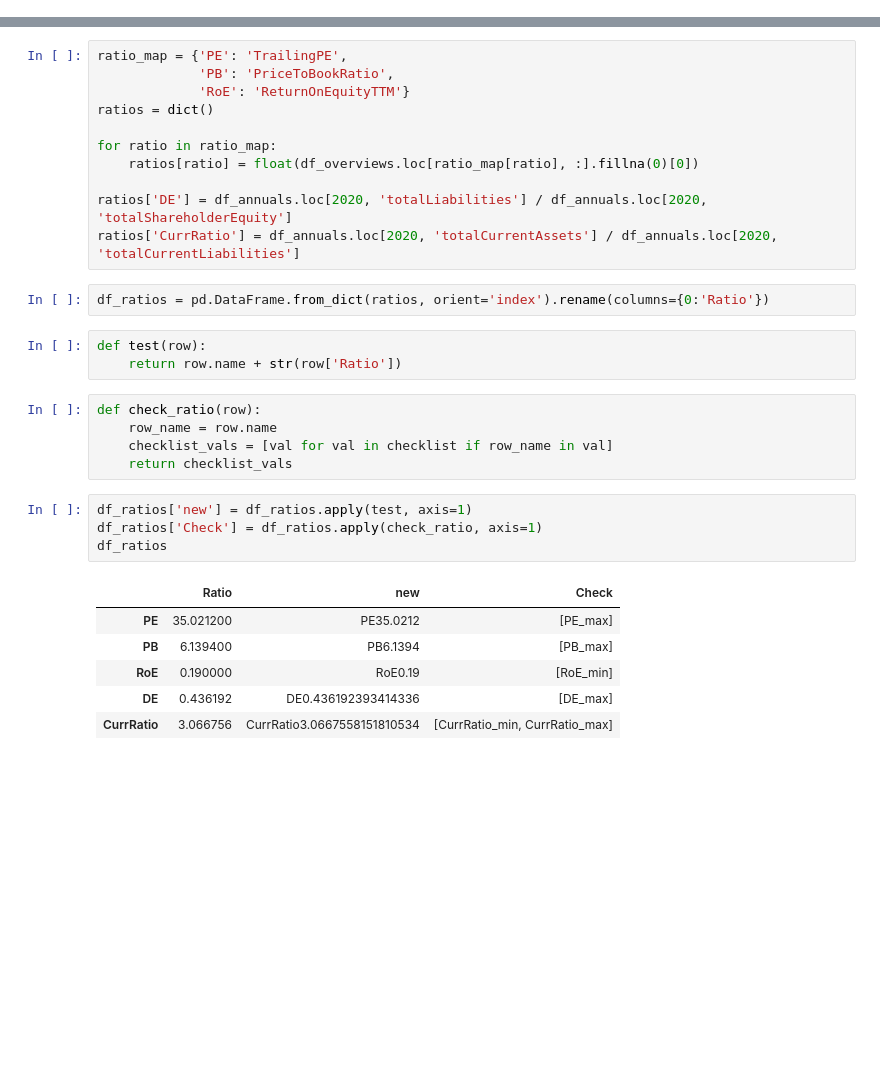
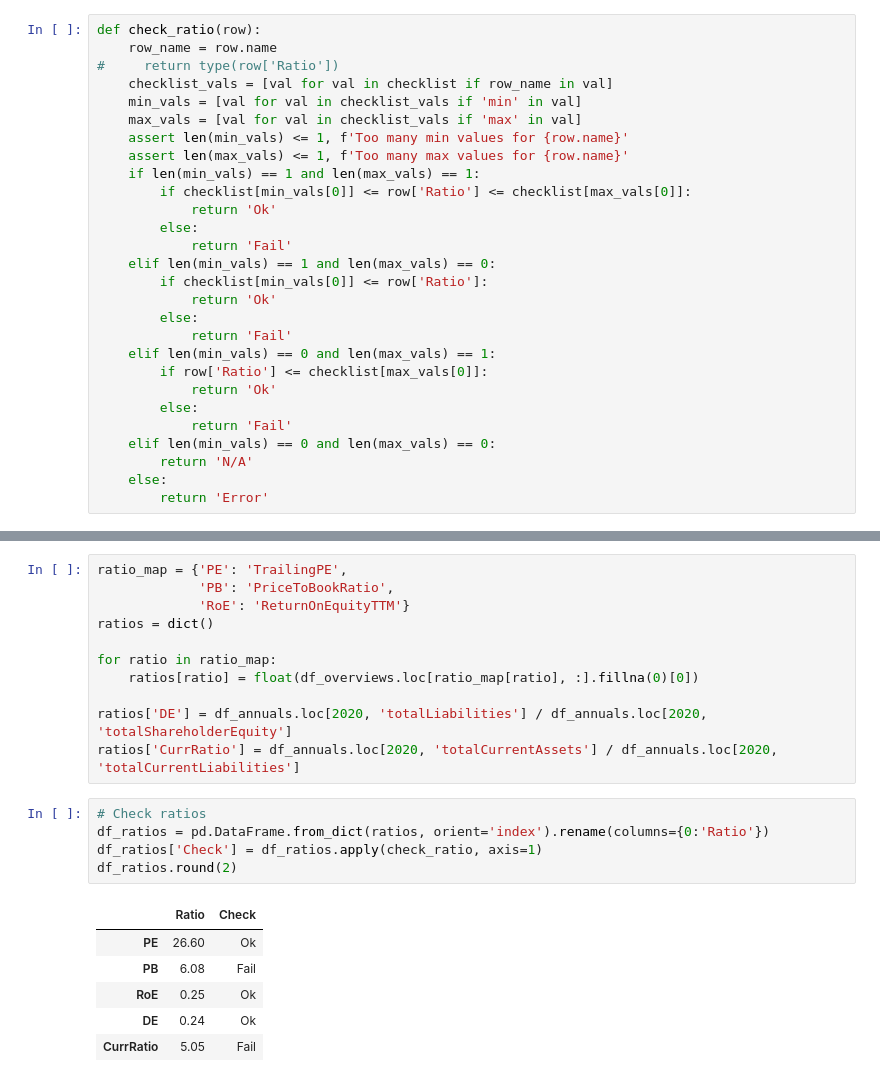
Before and after one commit to hochmuth/Watchman, a Jupyter notebook: Show fundamentals.ipynb, the cells around one changed output, grey strips where cells are left out. Drawn from its saved outputs; the diff is of its cells as text; blank space fills up the shorter version.

Commit message:
checks ratios against predefined values

```diff
--- a/Show fundamentals.ipynb
+++ b/Show fundamentals.ipynb
@@ -12,0 +15,28 @@ ticker = 'GOOG'
+# %%
+def check_ratio(row):
+    row_name = row.name
+#     return type(row['Ratio'])
+    checklist_vals = [val for val in checklist if row_name in val]
+    min_vals = [val for val in checklist_vals if 'min' in val]
+    max_vals = [val for val in checklist_vals if 'max' in val]
+    assert len(min_vals) <= 1, f'Too many min values for {row.name}'
+    assert len(max_vals) <= 1, f'Too many max values for {row.name}'
+    if len(min_vals) == 1 and len(max_vals) == 1:
+        if checklist[min_vals[0]] <= row['Ratio'] <= checklist[max_vals[0]]:
+            return 'Ok'
+        else:
+            return 'Fail'
+    elif len(min_vals) == 1 and len(max_vals) == 0:
+        if checklist[min_vals[0]] <= row['Ratio']:
+            return 'Ok'
+        else:
+            return 'Fail'
+    elif len(min_vals) == 0 and len(max_vals) == 1:
+        if row['Ratio'] <= checklist[max_vals[0]]:
+            return 'Ok'
+        else:
+            return 'Fail'
+    elif len(min_vals) == 0 and len(max_vals) == 0:
+        return 'N/A'
+    else:
+        return 'Error'
@@ -205,23 +231,14 @@ for ratio in ratio_map:
 ratios['DE'] = df_annuals.loc[2020, 'totalLiabilities'] / df_annuals.loc[2020, 'totalShareholderEquity']
 ratios['CurrRatio'] = df_annuals.loc[2020, 'totalCurrentAssets'] / df_annuals.loc[2020, 'totalCurrentLiabilities']
 # %%
+# Check ratios
 df_ratios = pd.DataFrame.from_dict(ratios, orient='index').rename(columns={0:'Ratio'})
+df_ratios['Check'] = df_ratios.apply(check_ratio, axis=1)
+df_ratios.round(2)
+# %% [output]
+|  | Ratio | Check |
+| PE | 26.60 | Ok |
+| PB | 6.08 | Fail |
+| RoE | 0.25 | Ok |
+| DE | 0.24 | Ok |
+| CurrRatio | 5.05 | Fail |
-# %%
-def test(row):
-    return row.name + str(row['Ratio'])
-# %%
-def check_ratio(row):
-    row_name = row.name
-    checklist_vals = [val for val in checklist if row_name in val]
-    return checklist_vals
-# %%
-df_ratios['new'] = df_ratios.apply(test, axis=1)
-df_ratios['Check'] = df_ratios.apply(check_ratio, axis=1)
-df_ratios
-# %% [output]
-|  | Ratio | new | Check |
-| PE | 35.021200 | PE35.0212 | [PE_max] |
-| PB | 6.139400 | PB6.1394 | [PB_max] |
-| RoE | 0.190000 | RoE0.19 | [RoE_min] |
-| DE | 0.436192 | DE0.436192393414336 | [DE_max] |
-| CurrRatio | 3.066756 | CurrRatio3.0667558151810534 | [CurrRatio_min, CurrRatio_max] |
```
Also changed, not shown: parts of 9 cells of this notebook, 2 other files.
